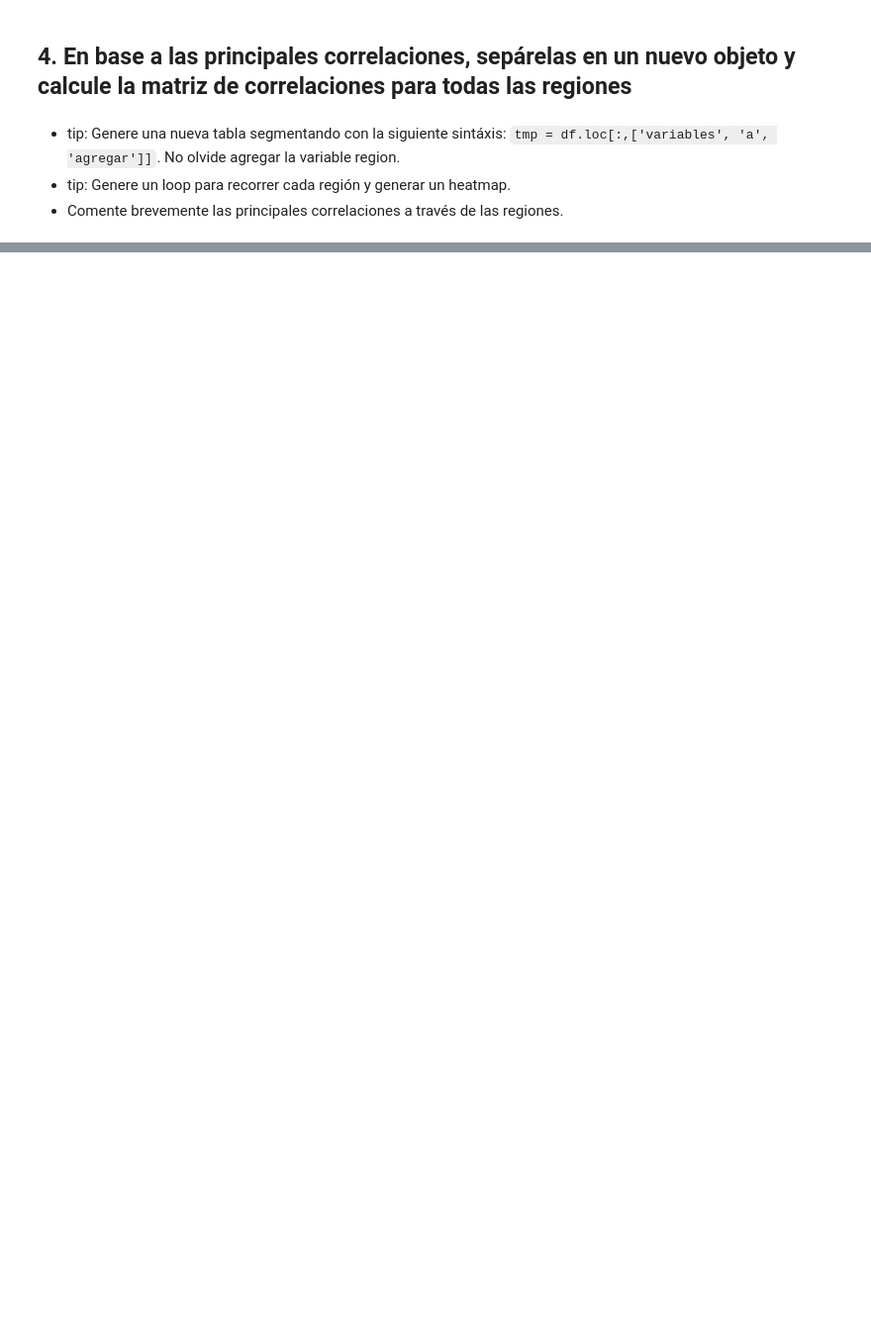
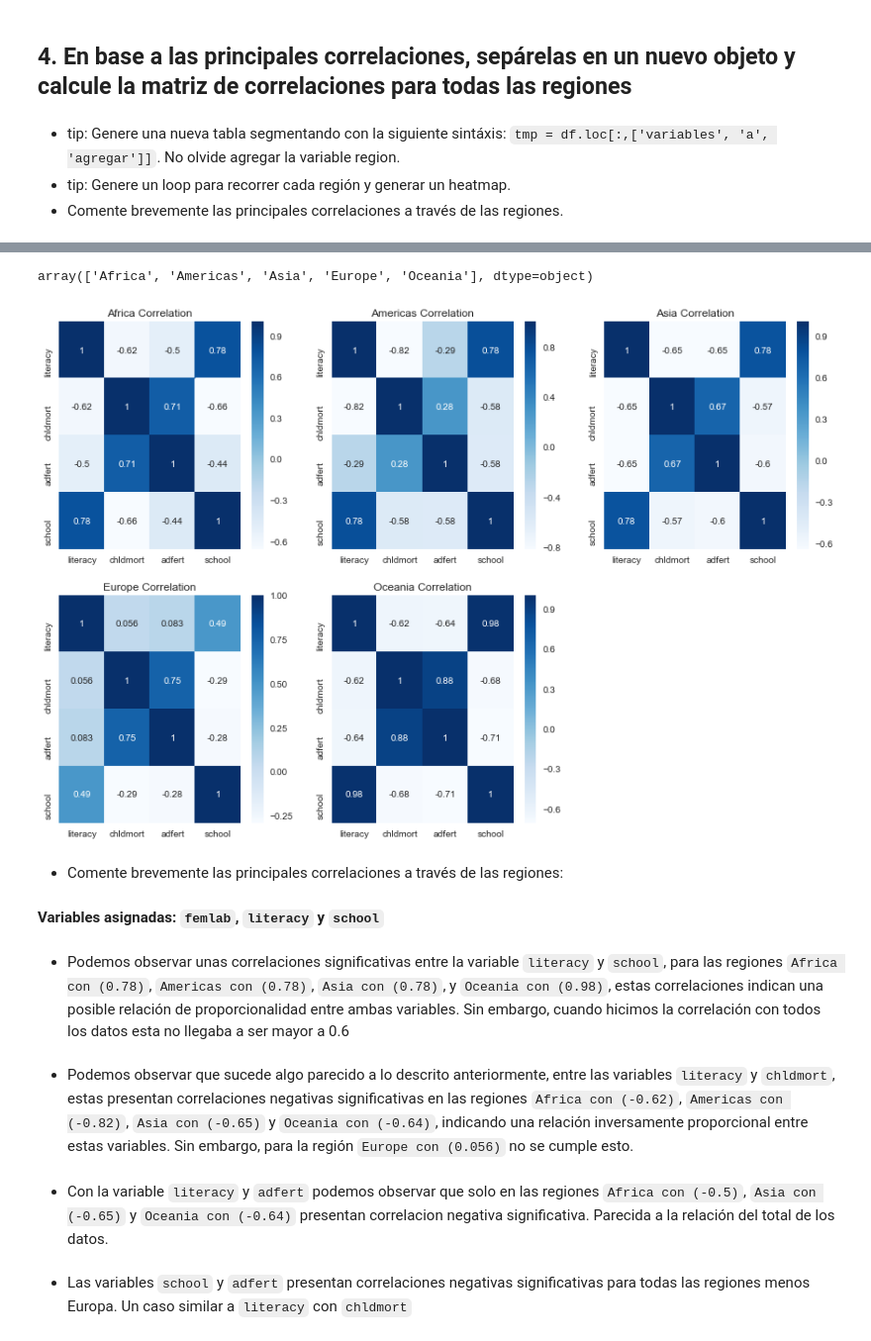
Before and after one commit to lporras/data-science-desafio, a Jupyter notebook: 2-modulo-fundamentos-data-science/hipótesis_y_correlación/desafios/graficos_y_correlacion/Desafio 2526 Gráficos y Correlación.ipynb, the cells around one changed output, grey strips where cells are left out. Shown at 99% size. Cells and saved outputs as stored; diff of their text form; code cells hidden in the pictures; blank space fills up the shorter version.

Commit message:
desafion graficos y correlacion

````diff
--- a/2-modulo-fundamentos-data-science/hipótesis_y_correlación/desafios/graficos_y_correlacion/Desafio 2526 Gráficos y Correlación.ipynb
+++ b/2-modulo-fundamentos-data-science/hipótesis_y_correlación/desafios/graficos_y_correlacion/Desafio 2526 Gráficos y Correlación.ipynb
@@ -207,3 +222,6 @@ De este gráfico se puede deducir que:
 * tip: Genere una nueva tabla segmentando con la siguiente sintáxis: ```tmp = df.loc[:,['variables', 'a', 'agregar']]```. No olvide agregar la variable region.
 * tip: Genere un loop para recorrer cada región y generar un heatmap.
 * Comente brevemente las principales correlaciones a través de las regiones.
+# %%
+tmp_df = df.loc[:, ['country', 'region', 'literacy', 'chldmort', 'adfert', 'school']]
+tmp_df.head()
@@ -209,0 +235,33 @@ De este gráfico se puede deducir que:
+# %%
+regions = tmp_df['region'].unique()
+regions
+# %% [output]
+array(['Africa', 'Americas', 'Asia', 'Europe', 'Oceania'], dtype=object)
+# %%
+regions = tmp_df['region'].unique()
+plt.figure(figsize=(15,10))
+for index, region in enumerate(regions):
+    region_df = tmp_df[tmp_df['region'] == region]
+    plt.subplot((len(list(regions))/3)+1, 3, index + 1)
+    plt.title(f"{region} Correlation")
+    sns.heatmap(region_df.corr(), cmap='Blues',annot=True)
+# %% [output]
+[figure, added]
+# %% [markdown]
+* Comente brevemente las principales correlaciones a través de las regiones:
+
+#### Variables asignadas: ```femlab```, ```literacy``` y ```school```
+# %% [markdown]
+* Podemos observar unas correlaciones significativas entre la variable `literacy` y `school`, para las regiones `Africa con (0.78)`, `Americas con (0.78)`, `Asia con (0.78)`, y `Oceania con (0.98)`, estas correlaciones indican una posible relación de proporcionalidad entre ambas variables.  Sin embargo, cuando hicimos la correlación con todos los datos esta no llegaba a ser mayor a 0.6
+# %% [markdown]
+* Podemos observar que sucede algo parecido a lo descrito anteriormente, entre las variables `literacy` y `chldmort`, estas presentan
+correlaciones negativas significativas en las regiones `Africa con (-0.62)`, `Americas con (-0.82)`, `Asia con (-0.65)`
+y `Oceania con (-0.64)`, indicando una relación inversamente proporcional entre estas variables.
+Sin embargo, para la región `Europe con (0.056)` no se cumple esto.
+# %% [markdown]
+* Con la variable `literacy` y `adfert` podemos observar que solo en las regiones `Africa con (-0.5)`,
+`Asia con (-0.65)` y `Oceania con (-0.64)` presentan correlacion negativa significativa.  Parecida
+a la relación del total de los datos.
+# %% [markdown]
+* Las variables `school` y `adfert` presentan correlaciones negativas significativas para todas las regiones menos Europa.
+Un caso similar a `literacy` con `chldmort`
````
Also changed, not shown: parts of 5 cells of this notebook.
